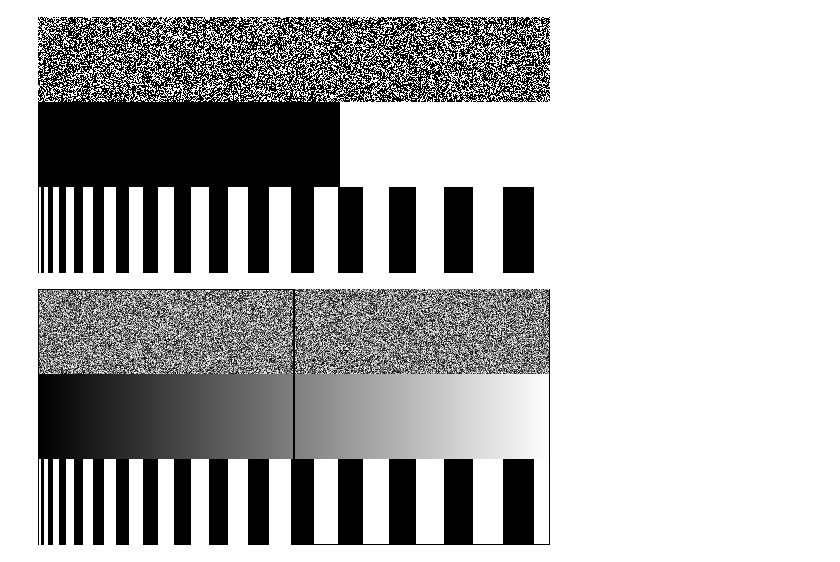
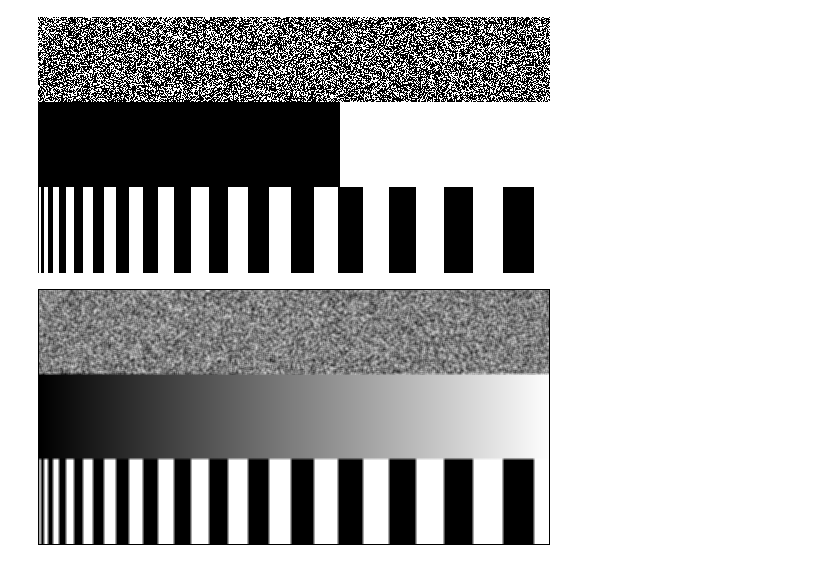
Before and after one commit to mfaulstich/einf_prog_workspace, a Jupyter notebook: praktikum/mehner/cpp1/a7/numpy-test.ipynb, the cells around one changed output. Saved outputs shown, nothing was run; the diff lists cells and outputs as text; code cells hidden in the pictures.

```diff
--- a/praktikum/mehner/cpp1/a7/numpy-test.ipynb
+++ b/praktikum/mehner/cpp1/a7/numpy-test.ipynb
@@ -39,7 +39,7 @@ def readPgmImageFile(fileName):
         for line in file:
             pixels.extend(map(int, line.split()))
         pixelCount = len(pixels)
-        image['pixels'] = np.array(pixels, dtype=np.uint8).reshape((image['width'], image['height']))
+        image['pixels'] = np.array(pixels, dtype=np.uint8).reshape((image['height'], image['width']))
     # Bild auf Vollständigkeit prüfen
     if image['magic'] is None:
         raise Exception(f"{fileName}: Magic fehlt.")
@@ -76,7 +76,7 @@ def writePgmImageFile(image, fileName):
             file.write(f"{image['maxgray']}\n")
             for row in image['pixels']:
                 for pixel in row:
-                    file.write(f"{pixel:4d} ")
+                    file.write(f"{pixel} ")
                 file.write("\n")
 ### END SOLUTION
     except PermissionError as e:
@@ -232,7 +232,6 @@ except Exception as e:
 # %%
 # Loesung 7.1.3 Glaettung
 from scipy.ndimage import uniform_filter
-
 ################################################################################
 # Glätten eines PGM Image Dictionaries
 # image:    image['magic']: Magic der PGM-Datei
@@ -252,53 +251,40 @@ def smoothedImage(image):
     result['height']  = image['height']       # Höhe des Bildes in Pixeln.
     result['maxgray'] = image['maxgray']      # Maximal vorkommender Grauwert.
 
-    img_f = image['pixels'].astype(np.float32)
-    out = img_f.copy()
-
-#    out[1:-1, 1:-1] = (
-#        img_f[:-2, :-2] + img_f[:-2, 1:-1] + img_f[:-2, 2:] +
-#        img_f[1:-1, :-2] + img_f[1:-1, 1:-1] + img_f[1:-1, 2:] +
-#        img_f[2:, :-2] + img_f[2:, 1:-1] + img_f[2:, 2:]
-#        ) / 9.0
-    out =  image['pixels']
-  #  out_uint8 = np.clip(np.rint(out), 0, 255).astype(np.uint8)
-    out_uint8 = out
-    result['pixels']  = out_uint8
+    # Weichzeichnen
+    result['pixels']  = uniform_filter(image['pixels'], size=3, mode="nearest")
 
     # Randpixel auf Schwarz setzten
-    result['pixels'][0, :] = 0        # obere Zeile
-    result['pixels'][-1, :] = 0       # untere Zeile
-    result['pixels'][:, 0] = 0        # linke Spalte
-    result['pixels'][:, -1] = 0       # rechte Spalte
-
+    result['pixels'][[0, -1], :] = 0
+    result['pixels'][:, [0, -1]] = 0
 
 ### END SOLUTION
     return result
 
 
 ###########################################################
 # Test
 ###########################################################
 try:
 ### BEGIN SOLUTION
     infile="cpp1_a7_dreifach.pgm"
     outfile="smoothed.out.pgm"
 
     image = readPgmImageFile(infile)
     smoothed = smoothedImage(image)
     writePgmImageFile(smoothed, outfile)
 
     with Image.open(outfile) as i:
 	    display(i)
 
 except ValueError as e:
     sys.stderr.write(str(e))
 except OSError as e:
     sys.stderr.write(str(e))
 except Exception as e:
     sys.stderr.write("Unerwarteter Fehler:")
     sys.stderr.write(str(e))
     raise e
 ### END SOLUTION
 # %% [output]
-[figure, old version]
+[figure, new version]
```
Also changed, not shown: parts of 1 cell of this notebook.
